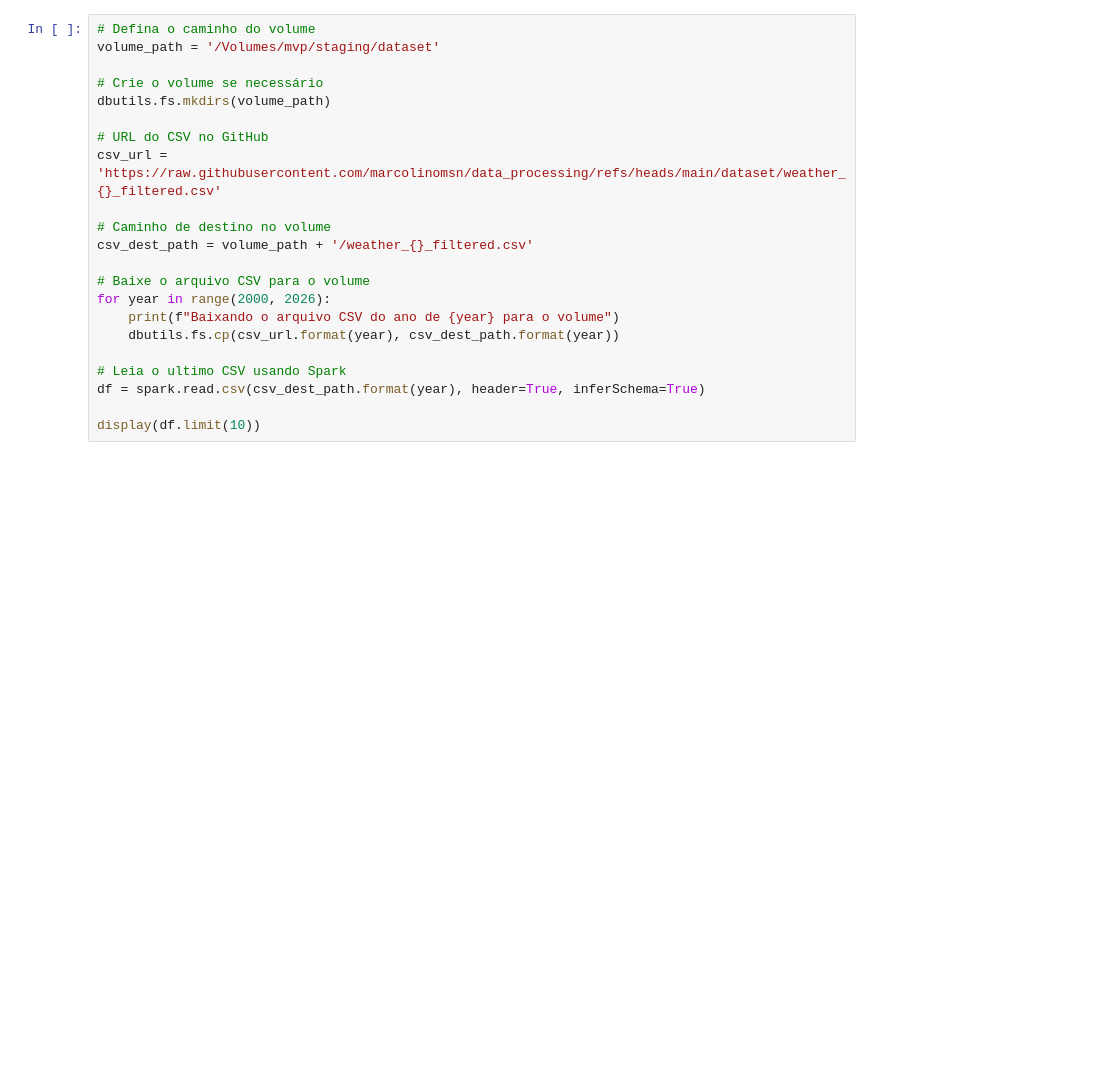
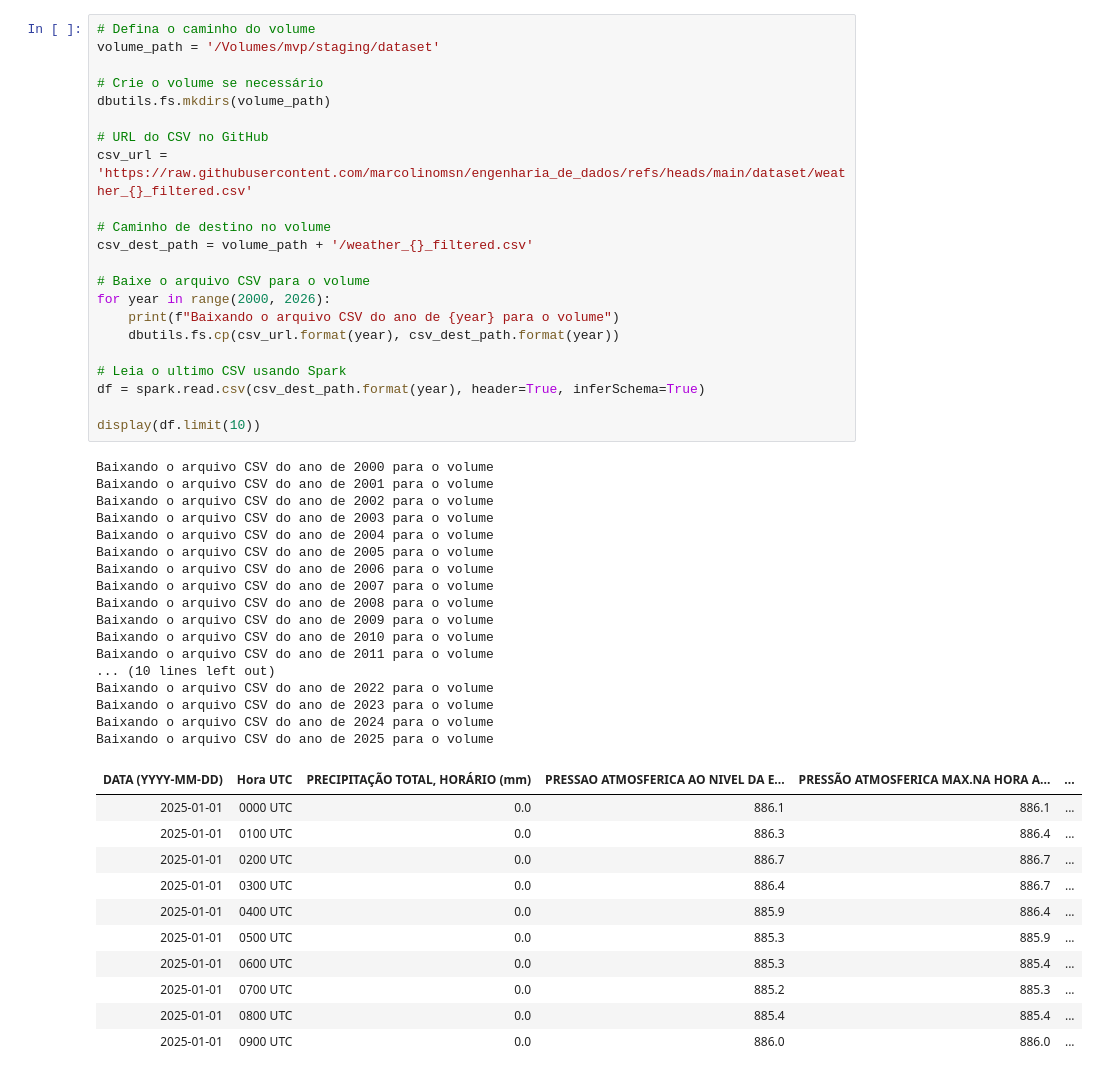
Before and after one commit to marcolinomsn/engenharia_de_dados, a Jupyter notebook: mvp02-download.ipynb, the cells around one changed output. Cells and saved outputs as stored; diff of their text form; blank space fills up the shorter version.

```diff
--- a/mvp02-download.ipynb
+++ b/mvp02-download.ipynb
@@ -27,22 +52,51 @@ display(df)
 # %%
 # Defina o caminho do volume
 volume_path = '/Volumes/mvp/staging/dataset'
 
 # Crie o volume se necessário
 dbutils.fs.mkdirs(volume_path)
 
 # URL do CSV no GitHub
-csv_url = 'https://raw.githubusercontent.com/marcolinomsn/data_processing/refs/heads/main/dataset/weather_{}_filtered.csv'
+csv_url = 'https://raw.githubusercontent.com/marcolinomsn/engenharia_de_dados/refs/heads/main/dataset/weather_{}_filtered.csv'
 
 # Caminho de destino no volume
 csv_dest_path = volume_path + '/weather_{}_filtered.csv'
 
 # Baixe o arquivo CSV para o volume
 for year in range(2000, 2026):
     print(f"Baixando o arquivo CSV do ano de {year} para o volume")
     dbutils.fs.cp(csv_url.format(year), csv_dest_path.format(year))
 
 # Leia o ultimo CSV usando Spark
 df = spark.read.csv(csv_dest_path.format(year), header=True, inferSchema=True)
 
 display(df.limit(10))
+# %% [output]
+Baixando o arquivo CSV do ano de 2000 para o volume
+Baixando o arquivo CSV do ano de 2001 para o volume
+Baixando o arquivo CSV do ano de 2002 para o volume
+Baixando o arquivo CSV do ano de 2003 para o volume
+Baixando o arquivo CSV do ano de 2004 para o volume
+Baixando o arquivo CSV do ano de 2005 para o volume
+Baixando o arquivo CSV do ano de 2006 para o volume
+Baixando o arquivo CSV do ano de 2007 para o volume
+Baixando o arquivo CSV do ano de 2008 para o volume
+Baixando o arquivo CSV do ano de 2009 para o volume
+Baixando o arquivo CSV do ano de 2010 para o volume
+Baixando o arquivo CSV do ano de 2011 para o volume
+... (10 lines left out)
+Baixando o arquivo CSV do ano de 2022 para o volume
+Baixando o arquivo CSV do ano de 2023 para o volume
+Baixando o arquivo CSV do ano de 2024 para o volume
+Baixando o arquivo CSV do ano de 2025 para o volume
+| DATA (YYYY-MM-DD) | Hora UTC | PRECIPITAÇÃO TOTAL, HORÁRIO (mm) | PRESSAO ATMOSFERICA AO NIVEL DA E... | PRESSÃO ATMOSFERICA MAX.NA HORA A... | ... |
+| 2025-01-01 | 0000 UTC | 0.0 | 886.1 | 886.1 | ... |
+| 2025-01-01 | 0100 UTC | 0.0 | 886.3 | 886.4 | ... |
+| 2025-01-01 | 0200 UTC | 0.0 | 886.7 | 886.7 | ... |
+| 2025-01-01 | 0300 UTC | 0.0 | 886.4 | 886.7 | ... |
+| 2025-01-01 | 0400 UTC | 0.0 | 885.9 | 886.4 | ... |
+| 2025-01-01 | 0500 UTC | 0.0 | 885.3 | 885.9 | ... |
+| 2025-01-01 | 0600 UTC | 0.0 | 885.3 | 885.4 | ... |
+| 2025-01-01 | 0700 UTC | 0.0 | 885.2 | 885.3 | ... |
+| 2025-01-01 | 0800 UTC | 0.0 | 885.4 | 885.4 | ... |
+| 2025-01-01 | 0900 UTC | 0.0 | 886.0 | 886.0 | ... |
```
Also changed, not shown: parts of 4 cells of this notebook, 15 other files.
